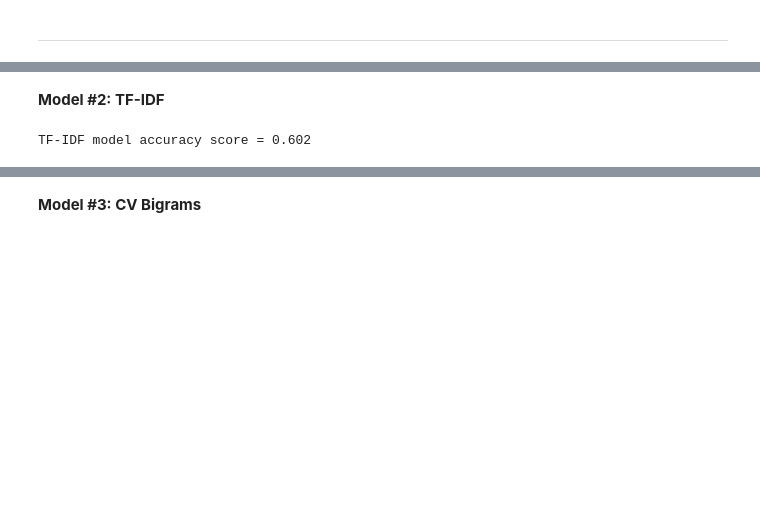
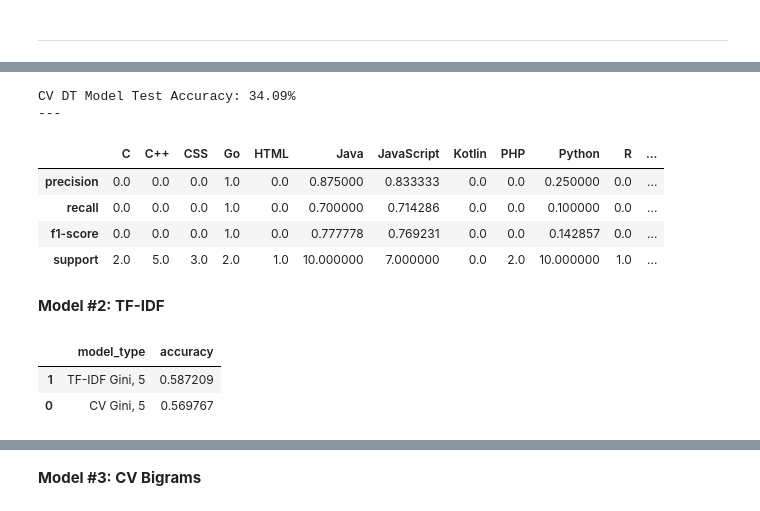
Before and after one commit to cobb-jiang-hartman-npl-project/github-repository-project, a Jupyter notebook: alec_files/model.ipynb, the cells around one changed output, grey strips where cells are left out. Cells and saved outputs as stored; diff of their text form; code cells hidden in the pictures; blank space fills up the shorter version.

Commit message:
NB model; created model.py but it's empty

```diff
--- a/alec_files/model.ipynb
+++ b/alec_files/model.ipynb
@@ -293,15 +293,21 @@ pd.DataFrame(X_train[:5, :].todense(), columns=cv.get_feature_names())
 # create evaluation DataFrame
 evaluation = pd.DataFrame(columns=["model_type", "accuracy"])
 # %%
+# create train and test DataFrames with actual language variable
+train = pd.DataFrame(dict(actual=y_train))
+test = pd.DataFrame(dict(actual=y_test))
+
 # create model object
 tree = DecisionTreeClassifier(max_depth=5, random_state=56)
 
 # fit model object
 tree.fit(X_train, y_train)
 
-# accuracy score
-print(f"CV model accuracy score = {tree.score(X_train, y_train):.3}")
+# create predicted variable in train and test DataFrames
+train['predicted'] = tree.predict(X_train)
+test['predicted'] = tree.predict(X_test)
 
 # append evaluation
 evaluation = ev.append_evaluation(evaluation, model_type="CV Gini, 5", model_object=tree, X=X_train, y=y_train)
+evaluation.sort_values(by="accuracy", ascending=False)
 # %% [output]
@@ -309,3 +329,15 @@ CV model accuracy score = 0.626
+# %%
+print('CV DT Model Test Accuracy: {:.2%}'.format(accuracy_score(test.actual, test.predicted)))
+print('---')
+pd.DataFrame(classification_report(test.actual, test.predicted, output_dict=True))
+# %% [output]
+CV DT Model Test Accuracy: 34.09%
+---
+|  | C | C++ | CSS | Go | HTML | Java | JavaScript | Kotlin | PHP | Python | R | ... |
+| precision | 0.0 | 0.0 | 0.0 | 1.0 | 0.0 | 0.875000 | 0.833333 | 0.0 | 0.0 | 0.250000 | 0.0 | ... |
+| recall | 0.0 | 0.0 | 0.0 | 1.0 | 0.0 | 0.700000 | 0.714286 | 0.0 | 0.0 | 0.100000 | 0.0 | ... |
+| f1-score | 0.0 | 0.0 | 0.0 | 1.0 | 0.0 | 0.777778 | 0.769231 | 0.0 | 0.0 | 0.142857 | 0.0 | ... |
+| support | 2.0 | 5.0 | 3.0 | 2.0 | 1.0 | 10.000000 | 7.000000 | 0.0 | 2.0 | 10.000000 | 1.0 | ... |
 # %% [markdown]
 **Model #2: TF-IDF**
 # %%
@@ -323,16 +355,24 @@ y = df.language
 # split data
 X_train, X_test, y_train, y_test = pp.split_repo_data(X, y)
 
+# create train and test DataFrames with actual language variable
+train = pd.DataFrame(dict(actual=y_train))
+test = pd.DataFrame(dict(actual=y_test))
+
 # create model object
 tree = DecisionTreeClassifier(max_depth=5, random_state=56)
 
 # fit model object
 tree.fit(X_train, y_train)
 
-# accuracy score
-print(f"TF-IDF model accuracy score = {tree.score(X_train, y_train):.3}")
+# create predicted variable in train and test DataFrames
+train['predicted'] = tree.predict(X_train)
+test['predicted'] = tree.predict(X_test)
 
 # append evaluation
 evaluation = ev.append_evaluation(evaluation, model_type="TF-IDF Gini, 5", model_object=tree, X=X_train, y=y_train)
+evaluation.sort_values(by="accuracy", ascending=False)
 # %% [output]
-TF-IDF model accuracy score = 0.602
+|  | model_type | accuracy |
+| 1 | TF-IDF Gini, 5 | 0.587209 |
+| 0 | CV Gini, 5 | 0.569767 |
```
Also changed, not shown: parts of 59 cells of this notebook, 2 other files.
